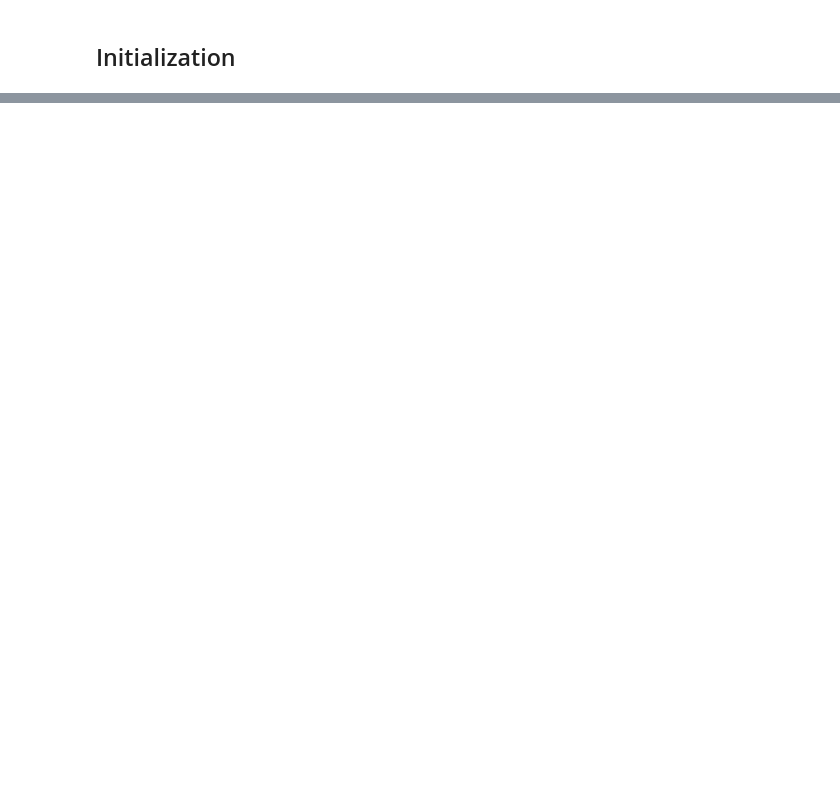
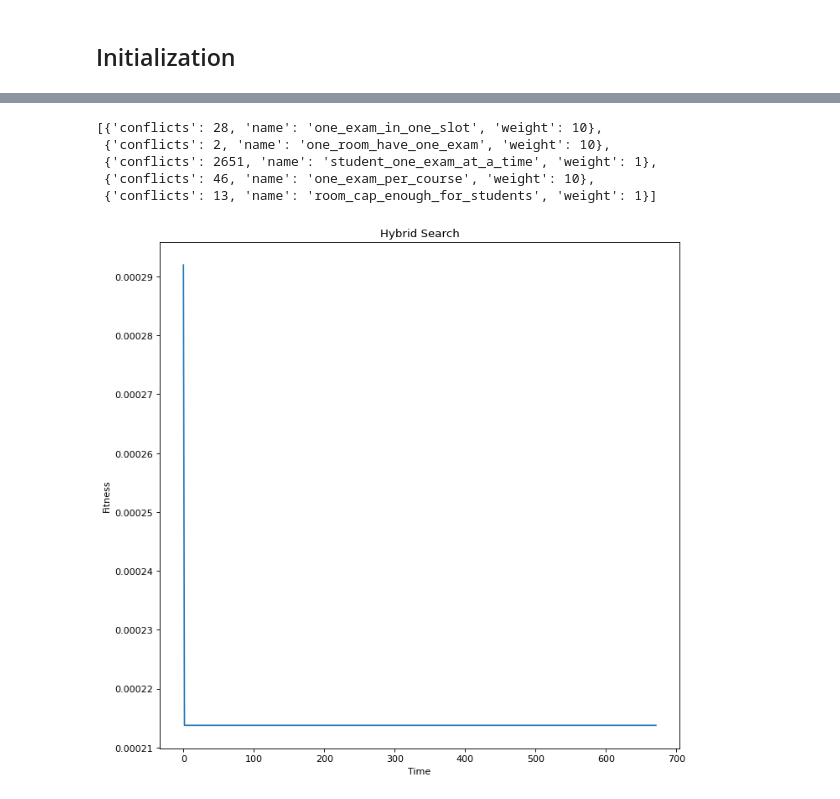
Before and after one commit to hunzlahmalik/exam-scheduler, a Jupyter notebook: src/exam_scheduler.ipynb, the cells around one changed output, grey strips where cells are left out. Cells and saved outputs as stored; diff of their text form; code cells hidden in the pictures; blank space fills up the shorter version.

Commit message:
GA Local-Search Hybrid

```diff
--- a/src/exam_scheduler.ipynb
+++ b/src/exam_scheduler.ipynb
@@ -662,3 +883,33 @@ table
 # Local Search
 # %% [markdown]
 ## Neighbour Operator
+# %%
+def oneneighbour(chromosome):
+    genez = chromosome.genes
+    siz = chromosome.size()
+    best = 0
+
+    # NS1
+    k = rnd.randint(1, siz-1)
+    j = rnd.randint(1, siz-1)
+    temp = genez[k].slot
+    genez[k].slot = genez[j].slot
+    genez[j].slot = temp
+    temp = genez[k].room
+    genez[k].room = genez[j].room
+    genez[j].room = temp
+    # NS2
+
+    # NS4
+    k = rnd.randint(1, siz-1)
+    genez[k].slot = np.random.choice(chromosome.get_slots())
+    genez[k].room = np.random.choice(chromosome.get_rooms())
+
+    new_chromosome = Chromosome(genez)
+    return new_chromosome
+# %%
+def neighbourhood_operator(chromosome, N=None):
+    if N is None:
+        N = 10
+
+    return [oneneighbour(chromosome) for _ in range(N)]
@@ -666,0 +996,4 @@ table
+# %%
+# giving local search the best solution of Genetic Algo
+new_best, hybridfitness = local_search(bestsolution, iterator=500)
+new_best
@@ -666,0 +1019,19 @@ table
+# %%
+new_best.detailfitness
+# %% [output]
+[{'conflicts': 28, 'name': 'one_exam_in_one_slot', 'weight': 10},
+ {'conflicts': 2, 'name': 'one_room_have_one_exam', 'weight': 10},
+ {'conflicts': 2651, 'name': 'student_one_exam_at_a_time', 'weight': 1},
+ {'conflicts': 46, 'name': 'one_exam_per_course', 'weight': 10},
+ {'conflicts': 13, 'name': 'room_cap_enough_for_students', 'weight': 1}]
+# %%
+# printing time vs the fitness for Hybrid
+hybridfitness = np.array(hybridfitness)
+plt.figure(figsize=(10, 10), dpi=80)
+plt.title("Hybrid Search")
+plt.xlabel("Time")
+plt.ylabel("Fitness")
+plt.plot(hybridfitness[:, 0], hybridfitness[:, 1])
+plt.show()
+# %% [output]
+[figure, added]
```
Also changed, not shown: parts of 39 cells of this notebook, 9 other files.
